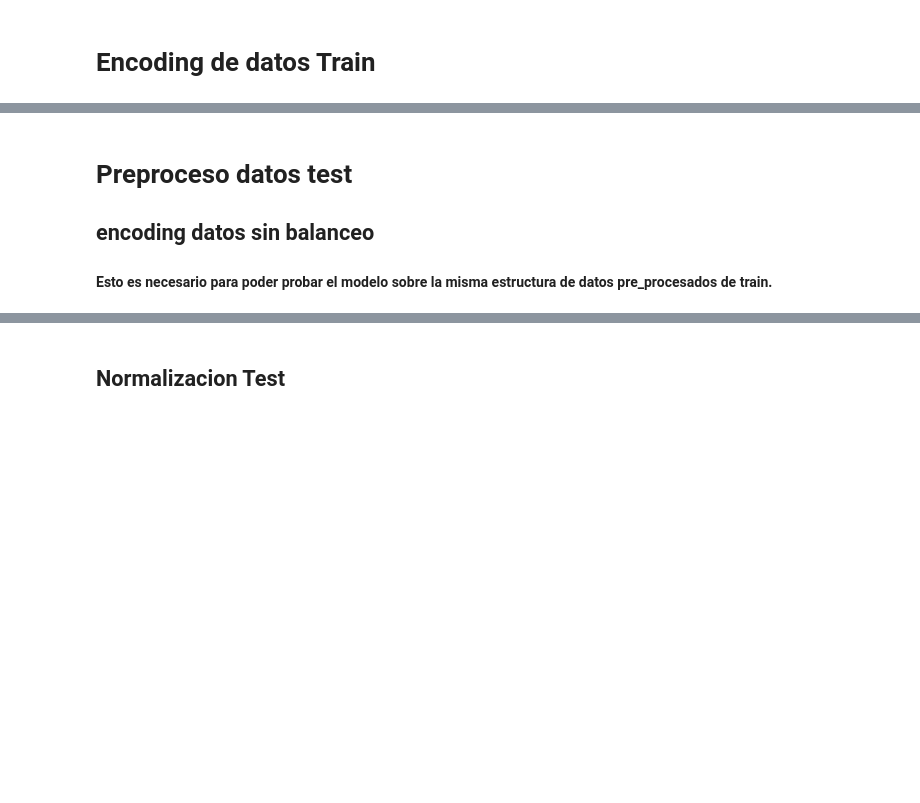
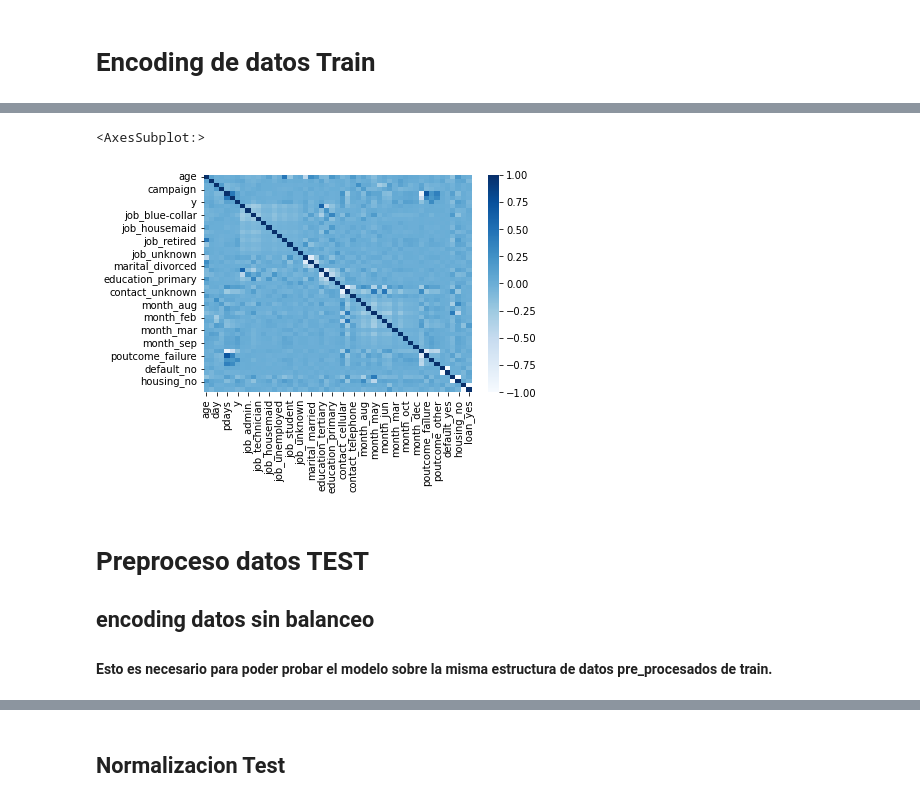
Before and after one commit to leobrandoon/marketing_datascience_binario, a Jupyter notebook: problema_mtk_lego.ipynb, the cells around one changed output, grey strips where cells are left out. Drawn from its saved outputs; the diff is of its cells as text; code cells hidden in the pictures; blank space fills up the shorter version.

```diff
--- a/problema_mtk_lego.ipynb
+++ b/problema_mtk_lego.ipynb
@@ -241,5 +269,11 @@ df_train_oh.head()
+# %%
+corr = df_train_oh.corr()
+sb.heatmap(corr, cmap="Blues", annot=False)
+# %% [output]
+<AxesSubplot:>
+[figure, added]
 # %% [markdown]
-# Preproceso datos test
+# Preproceso datos TEST
 
 ## encoding datos sin balanceo
 
```
Also changed, not shown: parts of 91 cells of this notebook.
